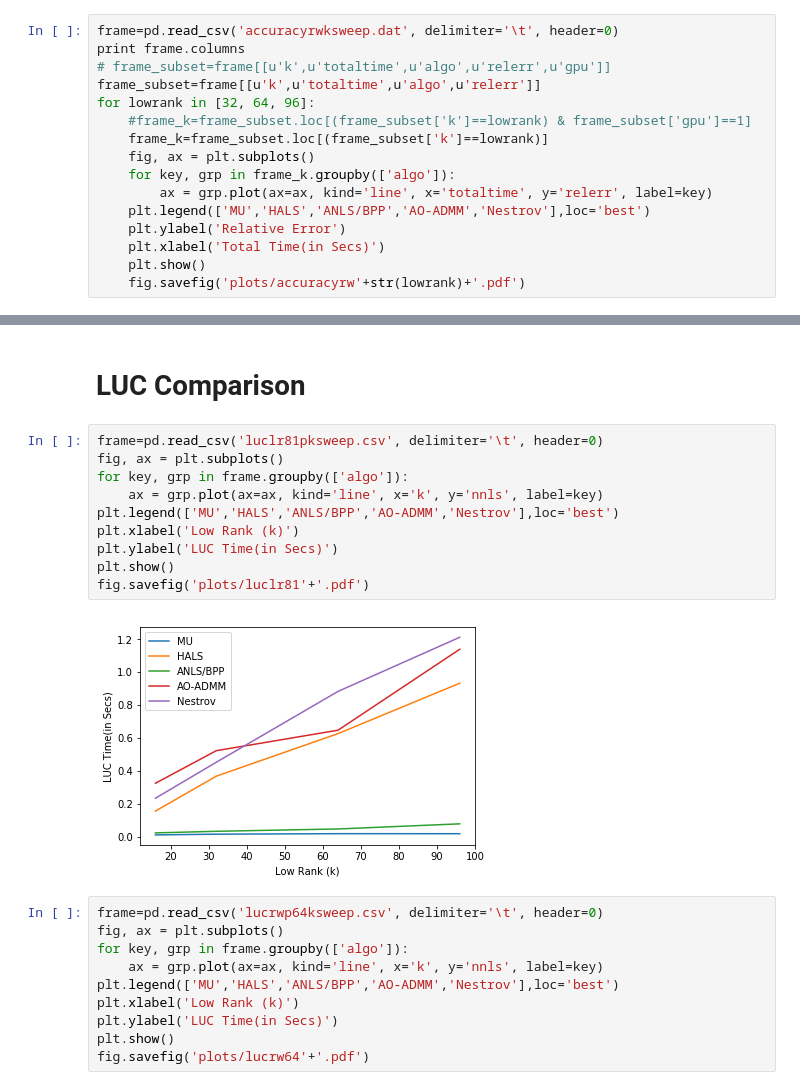
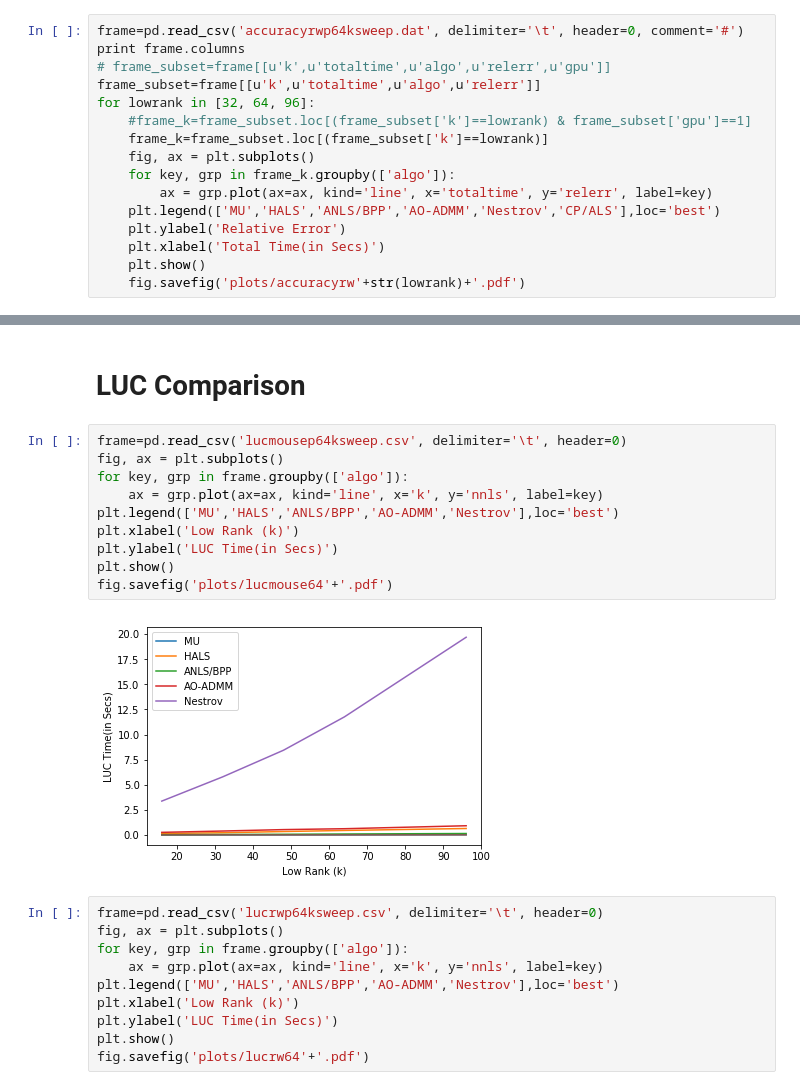
Before and after one commit to ramkikannan/planc, a Jupyter notebook: latex/toms/data/tomsplots.ipynb, the cells around one changed output, grey strips where cells are left out. Cells and saved outputs as stored; diff of their text form.

Commit message:
mouse plots completed

```diff
--- a/latex/toms/data/tomsplots.ipynb
+++ b/latex/toms/data/tomsplots.ipynb
@@ -4,7 +4,7 @@ import matplotlib.pyplot as plt
 # %% [markdown]
 # accuracy plots
 # %%
-frame=pd.read_csv('accuracyrwksweep.dat', delimiter='\t', header=0)
+frame=pd.read_csv('accuracyrwp64ksweep.dat', delimiter='\t', header=0, comment='#')
 print frame.columns
 # frame_subset=frame[[u'k',u'totaltime',u'algo',u'relerr',u'gpu']]
 frame_subset=frame[[u'k',u'totaltime',u'algo',u'relerr']]
@@ -14,7 +14,7 @@ for lowrank in [32, 64, 96]:
     fig, ax = plt.subplots()
     for key, grp in frame_k.groupby(['algo']):
         ax = grp.plot(ax=ax, kind='line', x='totaltime', y='relerr', label=key)
-    plt.legend(['MU','HALS','ANLS/BPP','AO-ADMM','Nestrov'],loc='best')
+    plt.legend(['MU','HALS','ANLS/BPP','AO-ADMM','Nestrov','CP/ALS'],loc='best')
     plt.ylabel('Relative Error')
     plt.xlabel('Total Time(in Secs)')
     plt.show()
@@ -46,17 +46,17 @@ for gpu in [0, 1]:
 # %% [markdown]
 # LUC Comparison
 # %%
-frame=pd.read_csv('luclr81pksweep.csv', delimiter='\t', header=0)
+frame=pd.read_csv('lucmousep64ksweep.csv', delimiter='\t', header=0)
 fig, ax = plt.subplots()
 for key, grp in frame.groupby(['algo']):
     ax = grp.plot(ax=ax, kind='line', x='k', y='nnls', label=key)
 plt.legend(['MU','HALS','ANLS/BPP','AO-ADMM','Nestrov'],loc='best')
 plt.xlabel('Low Rank (k)')
 plt.ylabel('LUC Time(in Secs)')
 plt.show()
-fig.savefig('plots/luclr81'+'.pdf')
+fig.savefig('plots/lucmouse64'+'.pdf')
 # %% [output]
-[figure, old version]
+[figure, new version]
 # %%
 frame=pd.read_csv('lucrwp64ksweep.csv', delimiter='\t', header=0)
 fig, ax = plt.subplots()
```
Also changed, not shown: parts of 1 cell of this notebook, 50 other files.
